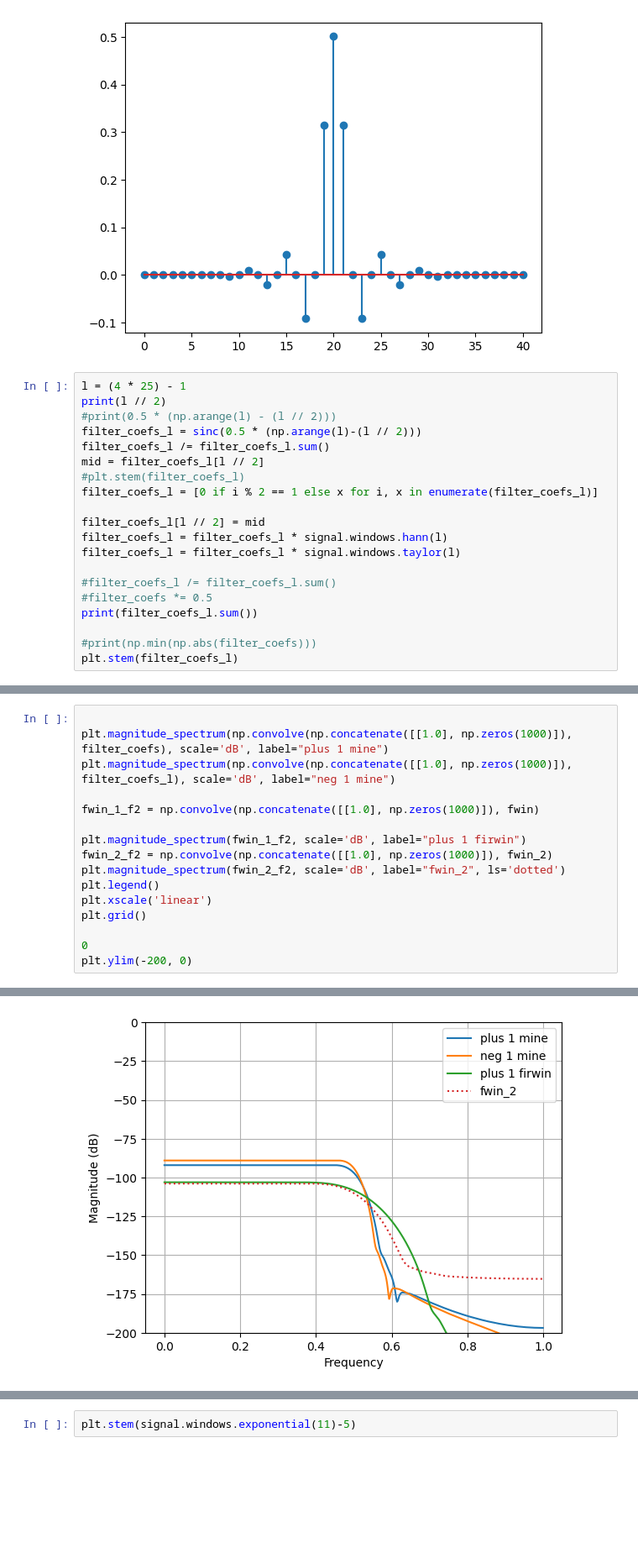
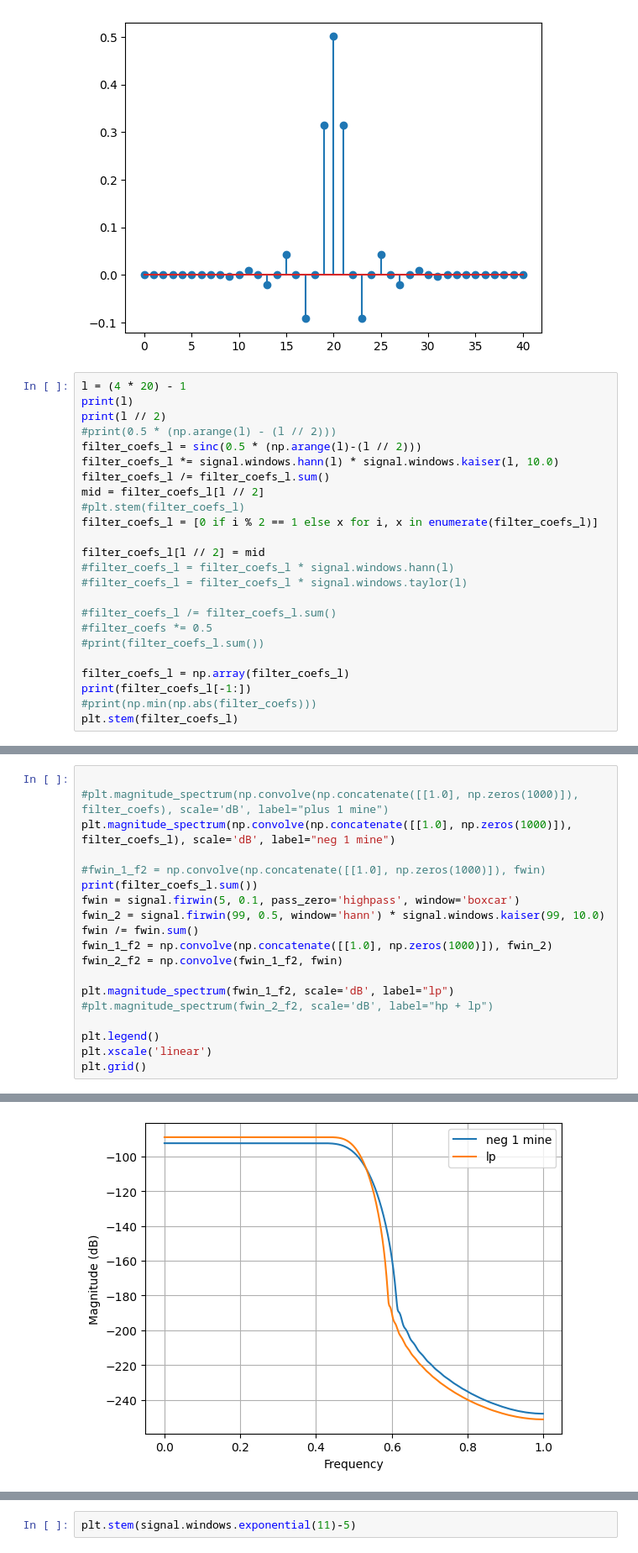
Before and after one commit to jsquie/Nonlinear_ADAA, a Jupyter notebook: Untitled.ipynb, the cells around one changed output, grey strips where cells are left out. Shown at 84% size. Drawn from its saved outputs; the diff is of its cells as text; blank space fills up the shorter version.

```diff
--- a/Untitled.ipynb
+++ b/Untitled.ipynb
@@ -901,23 +888,27 @@ print(l // 4)
 9
 [figure]
 # %%
-l = (4 * 25) - 1
+l = (4 * 20) - 1
+print(l)
 print(l // 2)
 #print(0.5 * (np.arange(l) - (l // 2)))
 filter_coefs_l = sinc(0.5 * (np.arange(l)-(l // 2)))
+filter_coefs_l *= signal.windows.hann(l) * signal.windows.kaiser(l, 10.0)
 filter_coefs_l /= filter_coefs_l.sum()
 mid = filter_coefs_l[l // 2]
 #plt.stem(filter_coefs_l)
 filter_coefs_l = [0 if i % 2 == 1 else x for i, x in enumerate(filter_coefs_l)]
 
 filter_coefs_l[l // 2] = mid
-filter_coefs_l = filter_coefs_l * signal.windows.hann(l)
-filter_coefs_l = filter_coefs_l * signal.windows.taylor(l)
+#filter_coefs_l = filter_coefs_l * signal.windows.hann(l)
+#filter_coefs_l = filter_coefs_l * signal.windows.taylor(l)
 
 #filter_coefs_l /= filter_coefs_l.sum()
 #filter_coefs *= 0.5
-print(filter_coefs_l.sum())
+#print(filter_coefs_l.sum())
 
+filter_coefs_l = np.array(filter_coefs_l)
+print(filter_coefs_l[-1:])
 #print(np.min(np.abs(filter_coefs)))
 plt.stem(filter_coefs_l)
 # %% [output]
@@ -928,17 +920,20 @@ plt.stem(filter_coefs_l)
 # %%
 
-plt.magnitude_spectrum(np.convolve(np.concatenate([[1.0], np.zeros(1000)]), filter_coefs), scale='dB', label="plus 1 mine")
+#plt.magnitude_spectrum(np.convolve(np.concatenate([[1.0], np.zeros(1000)]), filter_coefs), scale='dB', label="plus 1 mine")
 plt.magnitude_spectrum(np.convolve(np.concatenate([[1.0], np.zeros(1000)]), filter_coefs_l), scale='dB', label="neg 1 mine")
 
-fwin_1_f2 = np.convolve(np.concatenate([[1.0], np.zeros(1000)]), fwin)
+#fwin_1_f2 = np.convolve(np.concatenate([[1.0], np.zeros(1000)]), fwin)
+print(filter_coefs_l.sum())
+fwin = signal.firwin(5, 0.1, pass_zero='highpass', window='boxcar')
+fwin_2 = signal.firwin(99, 0.5, window='hann') * signal.windows.kaiser(99, 10.0)
+fwin /= fwin.sum()
+fwin_1_f2 = np.convolve(np.concatenate([[1.0], np.zeros(1000)]), fwin_2)
+fwin_2_f2 = np.convolve(fwin_1_f2, fwin)
 
-plt.magnitude_spectrum(fwin_1_f2, scale='dB', label="plus 1 firwin")
-fwin_2_f2 = np.convolve(np.concatenate([[1.0], np.zeros(1000)]), fwin_2)
-plt.magnitude_spectrum(fwin_2_f2, scale='dB', label="fwin_2", ls='dotted')
+plt.magnitude_spectrum(fwin_1_f2, scale='dB', label="lp")
+#plt.magnitude_spectrum(fwin_2_f2, scale='dB', label="hp + lp")
+
 plt.legend()
 plt.xscale('linear')
 plt.grid()
-
-0
-plt.ylim(-200, 0)
 # %% [output]
@@ -946,4 +941,4 @@ plt.ylim(-200, 0)
-[figure, old version]
+[figure, new version]
 # %%
 plt.magnitude_spectrum(np.random.randn(48000) * 10, scale='dB')
 plt.magnitude_spectrum(np.convolve(np.random.randn(48000) * 10, filter_coefs_l), scale='dB')
```
Also changed, not shown: parts of 39 cells of this notebook, 3 other files.
